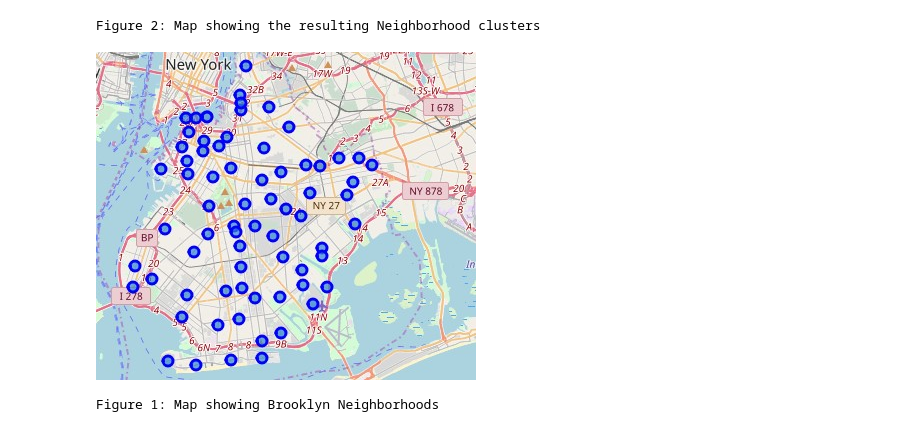
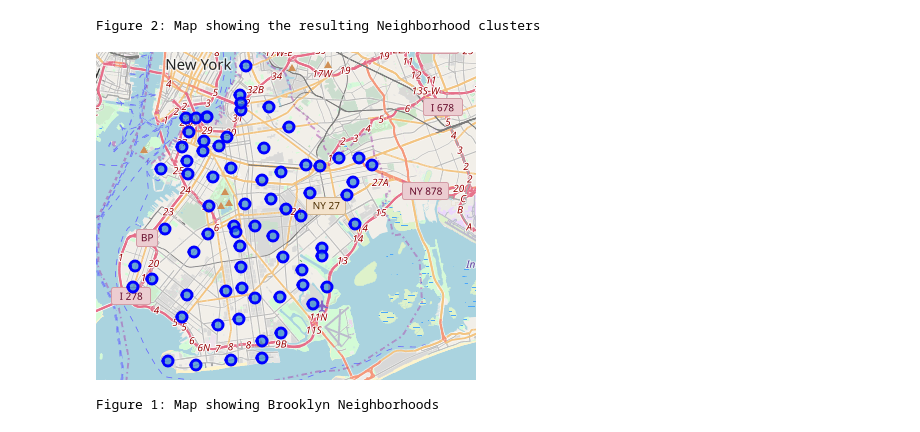
Before and after one commit to Gbemileke/Coursera-Capstone-Project, a Jupyter notebook: Leke_Capstone_Project_Report.ipynb, the cells around one changed output. Drawn from its saved outputs; the diff is of its cells as text; code cells hidden in the pictures.

```diff
--- a/Leke_Capstone_Project_Report.ipynb
+++ b/Leke_Capstone_Project_Report.ipynb
@@ -87,8 +87,8 @@ print('Figure 2: Map showing the resulting Neighborhood clusters')
 Figure 2: Map showing the resulting Neighborhood clusters
 # %%
 from IPython.display import Image, display
-display(Image(filename='map_brooklyn_.jpg', embed=True))
+display(Image(filename='map_brooklyn_n.png', embed=True))
 print('Figure 1: Map showing Brooklyn Neighborhoods')
 # %% [output]
-[figure, old version]
+[figure, new version]
 Figure 1: Map showing Brooklyn Neighborhoods
```
Also changed, not shown: parts of 1 cell of this notebook.
